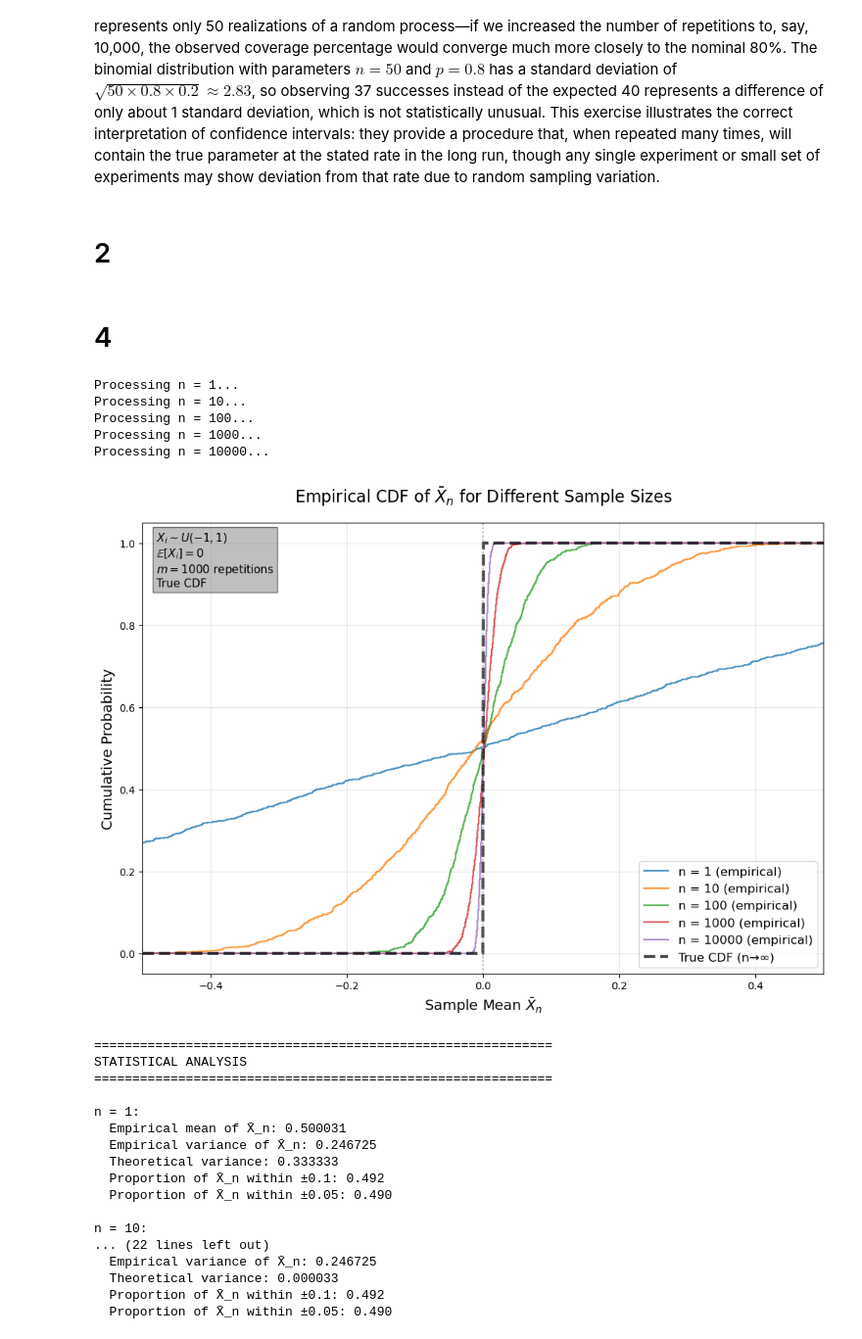
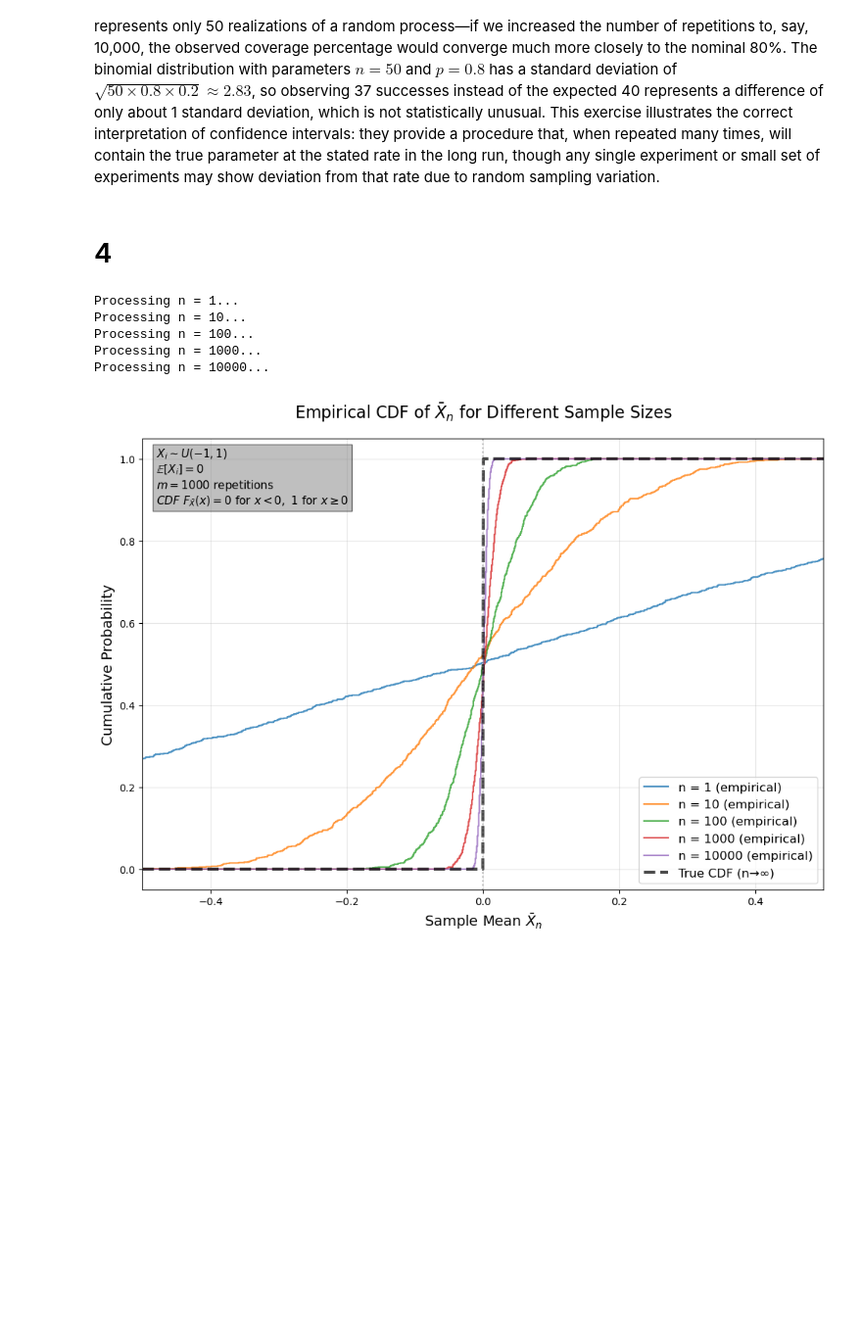
Before and after one commit to rx9933/ase379l, a Jupyter notebook: hw2/HW02.ipynb, the cells around one changed output. Shown at 98% size. Saved outputs shown, nothing was run; the diff lists cells and outputs as text; code cells hidden in the pictures; blank space fills up the shorter version.

```diff
--- a/hw2/HW02.ipynb
+++ b/hw2/HW02.ipynb
@@ -203,7 +198,5 @@ Expected number (80% of 50): 40.0
 # %% [markdown]
 With $\alpha = 0.2$, we expect a confidence level of $(1-\alpha) \times 100\% = 80\%$. If we were to repeat the experiment of taking 10 samples from $N(1,5)$ and constructing an 80% confidence interval many times, approximately 80% of those intervals should contain the true population mean $\mu = 1$. In our specific simulation with 50 repetitions, we observed that 37 out of 50 intervals contained the true mean, which corresponds to 74% coverage. This is slightly below the expected 80%, but well within the range of normal sampling variability for a simulation of this size. The discrepancy arises because our simulation represents only 50 realizations of a random process—if we increased the number of repetitions to, say, 10,000, the observed coverage percentage would converge much more closely to the nominal 80%. The binomial distribution with parameters $n=50$ and $p=0.8$ has a standard deviation of $\sqrt{50 \times 0.8 \times 0.2} \approx 2.83$, so observing 37 successes instead of the expected 40 represents a difference of only about 1 standard deviation, which is not statistically unusual. This exercise illustrates the correct interpretation of confidence intervals: they provide a procedure that, when repeated many times, will contain the true parameter at the stated rate in the long run, though any single experiment or small set of experiments may show deviation from that rate due to random sampling variation.
-# %% [markdown]
-# 2
 # %% [markdown]
 # 4
 # %%
@@ -255,69 +248,32 @@ for n in n_values:
 # Plot true CDF (step function at 0)
 plt.plot(x_values, true_cdf, 'k--', linewidth=3, alpha=0.7, label='True CDF (n→∞)')
 
 # Add vertical line at x = 0
 plt.axvline(x=0, color='gray', linestyle=':', alpha=0.5)
 
 # Customize plot
 plt.xlabel(r'Sample Mean $\bar{X}_n$', fontsize=14)
 plt.ylabel('Cumulative Probability', fontsize=14)
 plt.title(r'Empirical CDF of $\bar{X}_n$ for Different Sample Sizes', fontsize=16, pad=20)
 plt.legend(fontsize=12, loc='lower right')
 plt.grid(True, alpha=0.3)
 plt.xlim([-0.5, 0.5])
 plt.ylim([-0.05, 1.05])
 
 # Add text box explaining the convergence
 textstr = (r'$X_i \sim U(-1, 1)$' + '\n'
            r'$\mathbb{E}[X_i] = 0$' + '\n'
            r'$m = 1000$ repetitions' + '\n'
-           r'True CDF')
+           r'$CDF\ F_{\bar{X}}(x) = 0\ \text{for}\ x < 0,\ 1\ \text{for}\ x \geq 0$')
 plt.text(0.02, 0.98, textstr, transform=plt.gca().transAxes,
          verticalalignment='top', fontsize=11,
          bbox=dict(boxstyle='square', facecolor='gray', alpha=0.5))
 
 plt.show()
-
-# Compute and display some statistics
-print("\n" + "="*60)
-print("STATISTICAL ANALYSIS")
-print("="*60)
-
-# We need to regenerate for statistics since sample_means was overwritten
-for n in n_values:
-    # Generate fresh sample means
-    sample_means = np.array([np.mean(np.random.uniform(-1, 1, n)) for _ in range(m)])
-    mean_of_means = np.mean(s)
-    var_of_means = np.var(s)
-    theoretical_var = (1/3) / n  # Var(X_i) = (1-(-1))^2/12 = 4/12 = 1/3
-
-    print(f"\nn = {n}:")
-    print(f"  Empirical mean of X̄_n: {mean_of_means:.6f}")
-    print(f"  Empirical variance of X̄_n: {var_of_means:.6f}")
-    print(f"  Theoretical variance: {theoretical_var:.6f}")
-    print(f"  Proportion of X̄_n within ±0.1: {np.mean(np.abs(s) < 0.1):.3f}")
-    print(f"  Proportion of X̄_n within ±0.05: {np.mean(np.abs(s) < 0.05):.3f}")
 # %% [output]
 Processing n = 1...
 Processing n = 10...
 Processing n = 100...
 Processing n = 1000...
 Processing n = 10000...
-[figure, old version]
+[figure, new version]
-============================================================
-STATISTICAL ANALYSIS
-============================================================
-
-n = 1:
-  Empirical mean of X̄_n: 0.500031
-  Empirical variance of X̄_n: 0.246725
-  Theoretical variance: 0.333333
-  Proportion of X̄_n within ±0.1: 0.492
-  Proportion of X̄_n within ±0.05: 0.490
-
-n = 10:
-... (22 lines left out)
-  Empirical variance of X̄_n: 0.246725
-  Theoretical variance: 0.000033
-  Proportion of X̄_n within ±0.1: 0.492
-  Proportion of X̄_n within ±0.05: 0.490
```
Also changed, not shown: parts of 3 cells of this notebook, 18 other files.
